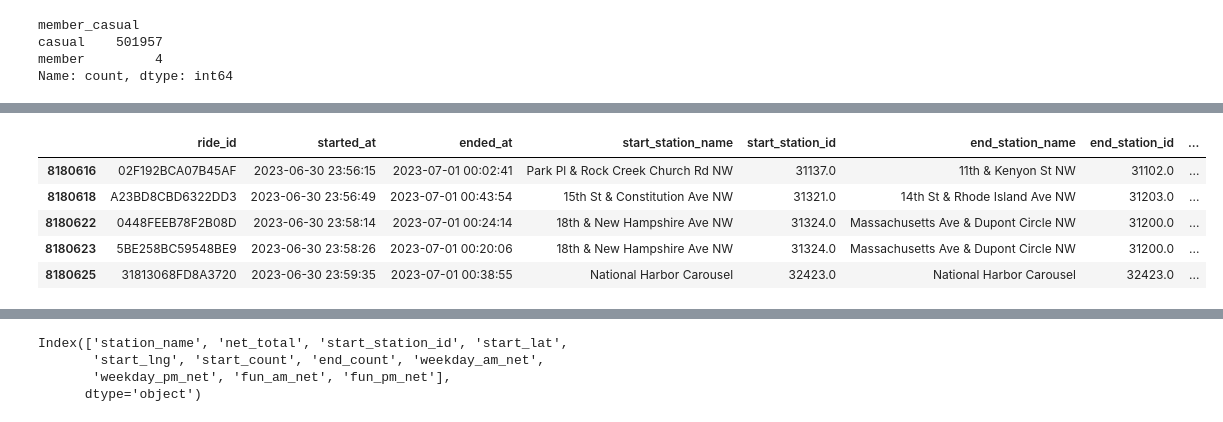
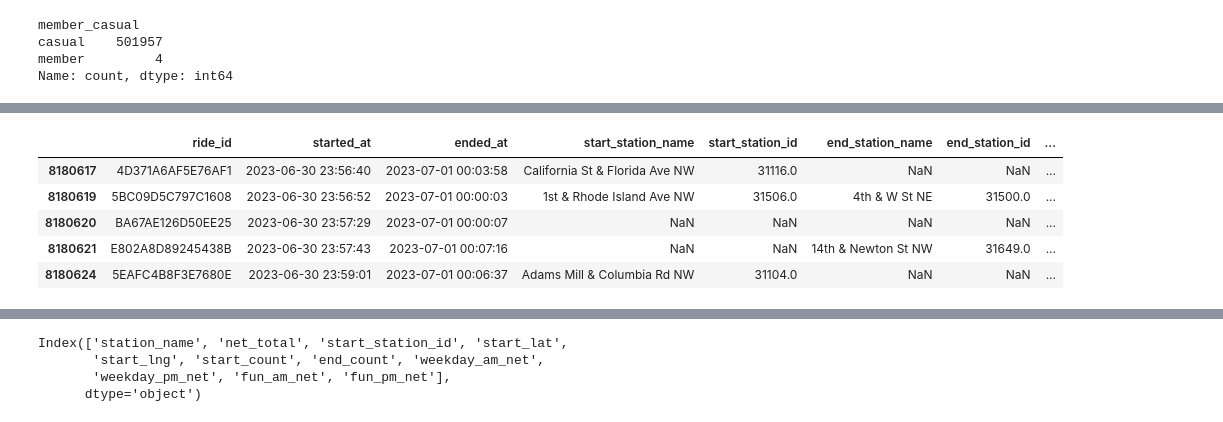
Before and after one commit to Paul-Sabin/Capital-Bikeshare, a Jupyter notebook: Trip Data e-bike.ipynb, the cells around one changed output, grey strips where cells are left out. Cells and saved outputs as stored; diff of their text form; code cells hidden in the pictures.

```diff
--- a/Trip Data e-bike.ipynb
+++ b/Trip Data e-bike.ipynb
@@ -69,8 +69,8 @@ casual    501957
 member         4
 Name: count, dtype: int64
 # %%
-classic_mask = df['rideable_type'] == 'classic_bike'
-classic = df[classic_mask].copy()
-display(classic.info())
+electric_mask = df['rideable_type'] == 'electric_bike'
+electric = df[electric_mask].copy()
+display(electric.info())
 # %% [output]
 <class 'pandas.core.frame.DataFrame'>
@@ -96,6 +96,6 @@ memory usage: 657.7+ MB
 None
 # %%
-classic.drop(['rideable_type'], axis=1, inplace=True)
-display(classic.head())
+electric.drop(['rideable_type'], axis=1, inplace=True)
+display(electric.head())
 # %% [output]
 |  | ride_id | started_at | ended_at | start_station_name | start_station_id | end_station_name | end_station_id | ... |
@@ -107,9 +107,9 @@ display(classic.head())
 # %%
-display(classic.tail())
+display(electric.tail())
 # %% [output]
 |  | ride_id | started_at | ended_at | start_station_name | start_station_id | end_station_name | end_station_id | ... |
-| 8180616 | 02F192BCA07B45AF | 2023-06-30 23:56:15 | 2023-07-01 00:02:41 | Park Pl & Rock Creek Church Rd NW | 31137.0 | 11th & Kenyon St NW | 31102.0 | ... |
-| 8180618 | A23BD8CBD6322DD3 | 2023-06-30 23:56:49 | 2023-07-01 00:43:54 | 15th St & Constitution Ave NW | 31321.0 | 14th St & Rhode Island Ave NW | 31203.0 | ... |
-| 8180622 | 0448FEEB78F2B08D | 2023-06-30 23:58:14 | 2023-07-01 00:24:14 | 18th & New Hampshire Ave NW | 31324.0 | Massachusetts Ave & Dupont Circle NW | 31200.0 | ... |
-| 8180623 | 5BE258BC59548BE9 | 2023-06-30 23:58:26 | 2023-07-01 00:20:06 | 18th & New Hampshire Ave NW | 31324.0 | Massachusetts Ave & Dupont Circle NW | 31200.0 | ... |
-| 8180625 | 31813068FD8A3720 | 2023-06-30 23:59:35 | 2023-07-01 00:38:55 | National Harbor Carousel | 32423.0 | National Harbor Carousel | 32423.0 | ... |
+| 8180617 | 4D371A6AF5E76AF1 | 2023-06-30 23:56:40 | 2023-07-01 00:03:58 | California St & Florida Ave NW | 31116.0 | NaN | NaN | ... |
+| 8180619 | 5BC09D5C797C1608 | 2023-06-30 23:56:52 | 2023-07-01 00:00:03 | 1st & Rhode Island Ave NW | 31506.0 | 4th & W St NE | 31500.0 | ... |
+| 8180620 | BA67AE126D50EE25 | 2023-06-30 23:57:29 | 2023-07-01 00:00:07 | NaN | NaN | NaN | NaN | ... |
+| 8180621 | E802A8D89245438B | 2023-06-30 23:57:43 | 2023-07-01 00:07:16 | NaN | NaN | 14th & Newton St NW | 31649.0 | ... |
+| 8180624 | 5EAFC4B8F3E7680E | 2023-06-30 23:59:01 | 2023-07-01 00:06:37 | Adams Mill & Columbia Rd NW | 31104.0 | NaN | NaN | ... |
```
Also changed, not shown: parts of 31 cells of this notebook, 1 other file.
